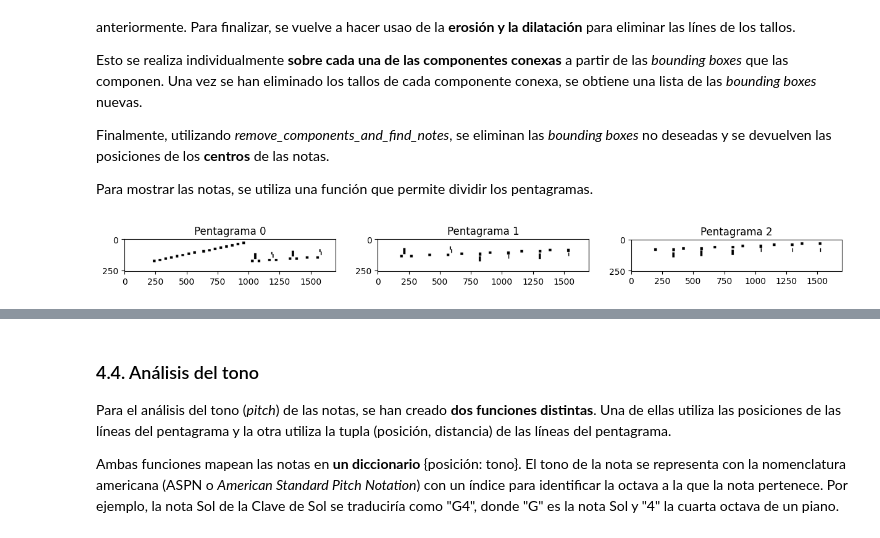
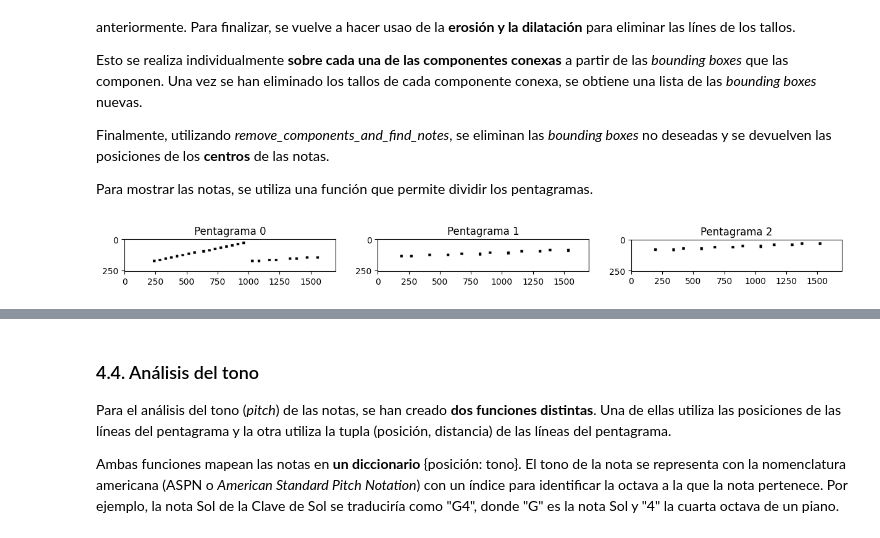
Before and after one commit to tcabgom/Music-Score-Recognition-System, a Jupyter notebook: notebook/Seguimiento 4.ipynb, the cells around one changed output, grey strips where cells are left out. Saved outputs shown, nothing was run; the diff lists cells and outputs as text; code cells hidden in the pictures.

```diff
--- a/notebook/Seguimiento 4.ipynb
+++ b/notebook/Seguimiento 4.ipynb
@@ -243,7 +243,7 @@ Además de las notas musicales, en una partitura hay múltiples elementos de int
 # %%
 import accidental_and_rest_recognition
 
-labels, bounding_boxes = accidental_and_rest_recognition.element_recognition(num_labels, labels, stats, True)
+labels, bounding_boxes = accidental_and_rest_recognition.element_recognition(num_labels, labels, stats, True, True)
 
 fig, axes = plt.subplots(1, 2, figsize=(12, 6))
 axes[0].imshow(processed_image, cmap='gray');axes[0].set_title('Imagen con elementos');axes[0].axis('off')
@@ -266,16 +266,16 @@ Para mostrar las notas, se utiliza una función que permite dividir los pentagra
 # %%
 import note_recognition
 
-stem_lines, centers = note_recognition.stem_filtering_and_notes_positions(labels, bounding_boxes)
+stem_lines, centers, fulls = note_recognition.stem_filtering_and_notes_positions(labels, bounding_boxes)
 
 staff_images, staff_boundaries = note_recognition.divide_staff_v2(stem_lines, staff_lines_v2, staff_gap)
 
 fig, axes = plt.subplots(1,len(staff_images), figsize=(15,5))
 for i in range(0,len(staff_images)):
     axes[i].imshow(staff_images[i],cmap="gray"); axes[i].set_title("Pentagrama " + str(i))
 plt.show()
 # %% [output]
-[figure, old version]
+[figure, new version]
 # %%
 print(f"\nCentros de las cabezas de las notas: {centers}")
 # %% [output]
```
Also changed, not shown: parts of 5 cells of this notebook, 1 other file.
